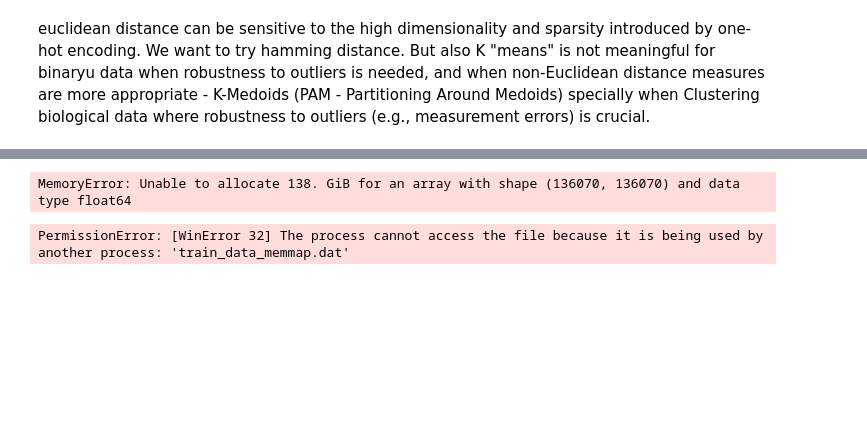
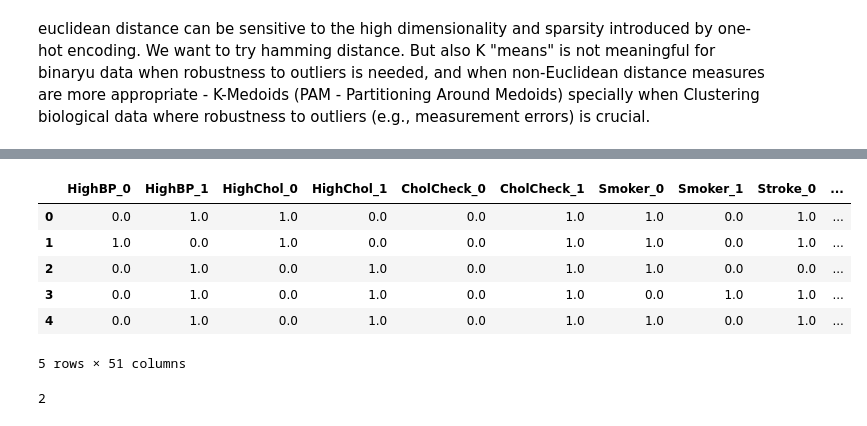
Before and after one commit to ManaviShukla/ml_assignment3, a Jupyter notebook: analysis_main.ipynb, the cells around one changed output, grey strips where cells are left out. Saved outputs shown, nothing was run; the diff lists cells and outputs as text; code cells hidden in the pictures; blank space fills up the shorter version.

Commit message:
added k means tuning and evaluation func

```diff
--- a/analysis_main.ipynb
+++ b/analysis_main.ipynb
@@ -313,7 +333,7 @@ plot_silhouette_scores_with_pca(memmap_array, shape)
 [figure]
 [figure]
 # %%
-def preprocess_data1(X, y, random_state=42):
+def preprocess_data1(X,random_state=42):
     """
     Preprocess the data by one-hot encoding non-binary categorical features, applying SMOTE, and scaling using RobustScaler.
 
@@ -354,11 +374,11 @@ def preprocess_data1(X, y, random_state=42):
     # Convert the transformed data back to a DataFrame
     X_preprocessed_df = pd.DataFrame(X_preprocessed, columns=all_feature_names)
 
-    return X_preprocessed_df, y
+    return X_preprocessed_df
 # %% [markdown]
 ### On Processed Data
 # %%
-x, y = preprocess_data1(X_train, y_train)
+x = preprocess_data1(X_train)
 # %%
 
 filename = 'data_memmap2.dat'
@@ -554,31 +485,10 @@ kmedoids_silhouette_test = silhouette_score(X_test_memmap, kmedoids_labels_test)
-# %%
-
-
-
-# Print the results
-print(f"K-Means Silhouette Score on Training Data: {kmeans_silhouette_train}")
-print(f"K-Means Silhouette Score on Test Data: {kmeans_silhouette_test}")
-print(f"K-Medoids Silhouette Score on Training Data: {kmedoids_silhouette_train}")
-print(f"K-Medoids Silhouette Score on Test Data: {kmedoids_silhouette_test}")
-
-# Plot the results
-algorithms = ['K-Means', 'K-Medoids']
-train_scores = [kmeans_silhouette_train, kmedoids_silhouette_train]
-test_scores = [kmeans_silhouette_test, kmedoids_silhouette_test]
-
-plt.figure(figsize=(10, 6))
-plt.bar(algorithms, train_scores, width=0.4, label='Training Data')
-plt.bar(algorithms, test_scores, width=0.4, bottom=train_scores, label='Test Data')
-plt.xlabel('Algorithm')
-plt.ylabel('Silhouette Score')
-plt.title('Comparison of K-Means and K-Medoids')
-plt.legend()
-plt.show()
-# %% [output]
-MemoryError: Unable to allocate 138. GiB for an array with shape (136070, 136070) and data type float64
-# %%
-# Clean up memory-mapped files
-os.remove('train_data_memmap.dat')
-os.remove('test_data_memmap.dat')
-# %% [output]
-PermissionError: [WinError 32] The process cannot access the file because it is being used by another process: 'train_data_memmap.dat'
+# %%
+x.head()
+# %% [output]
+|  | HighBP_0 | HighBP_1 | HighChol_0 | HighChol_1 | CholCheck_0 | CholCheck_1 | Smoker_0 | Smoker_1 | Stroke_0 | ... |
+| 0 | 0.0 | 1.0 | 1.0 | 0.0 | 0.0 | 1.0 | 1.0 | 0.0 | 1.0 | ... |
+| 1 | 1.0 | 0.0 | 1.0 | 0.0 | 0.0 | 1.0 | 1.0 | 0.0 | 1.0 | ... |
+| 2 | 0.0 | 1.0 | 0.0 | 1.0 | 0.0 | 1.0 | 1.0 | 0.0 | 0.0 | ... |
+| 3 | 0.0 | 1.0 | 0.0 | 1.0 | 0.0 | 1.0 | 0.0 | 1.0 | 1.0 | ... |
+| 4 | 0.0 | 1.0 | 0.0 | 1.0 | 0.0 | 1.0 | 1.0 | 0.0 | 1.0 | ... |
+5 rows × 51 columns
@@ -584,0 +548,4 @@ PermissionError: [WinError 32] The process cannot access the file because it is
+# %%
+df = kmeans_metrics(memmap_array, y_train['Diabetes'].values)
+# %% [output]
+2
```
Also changed, not shown: parts of 20 cells of this notebook.
